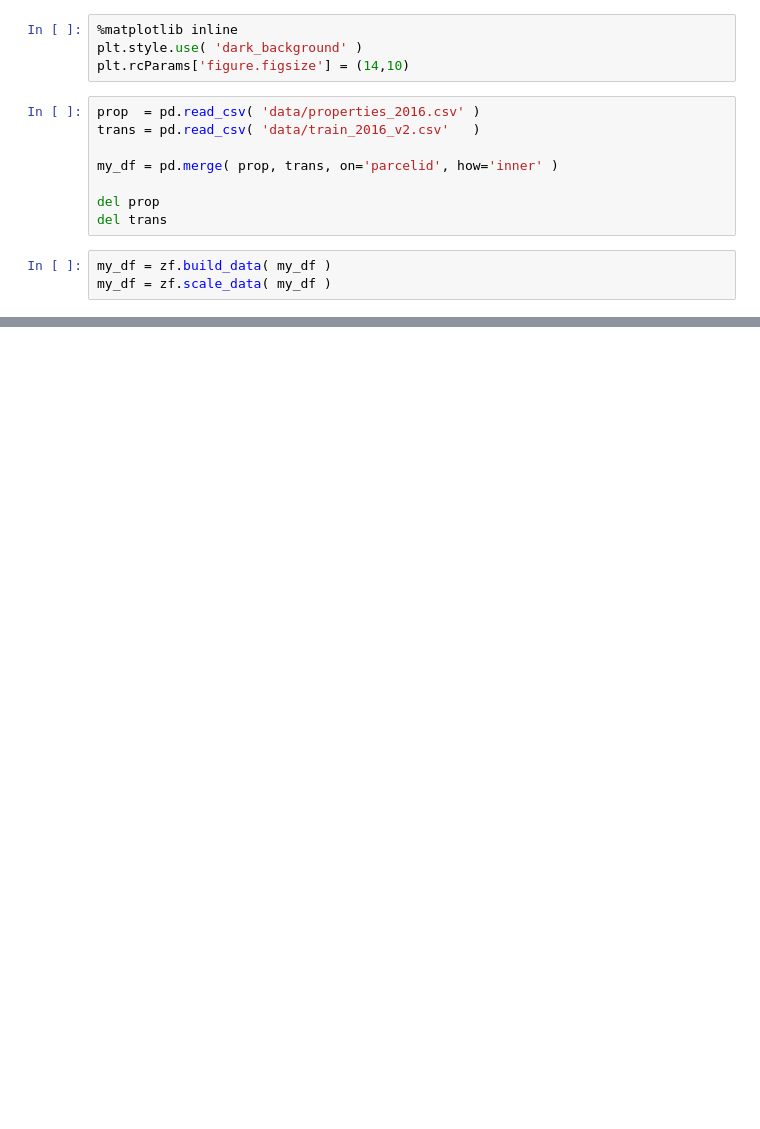
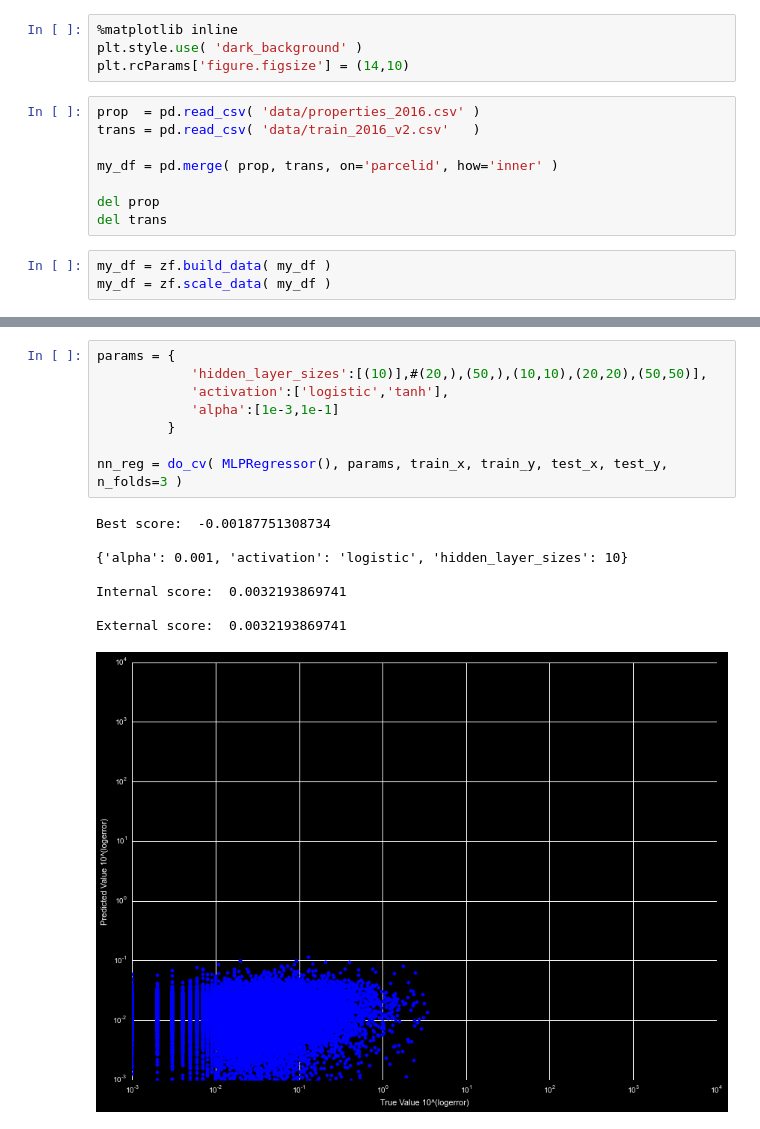
Before and after one commit to markertsean/zillow, a Jupyter notebook: train.ipynb, the cells around one changed output, grey strips where cells are left out. Saved outputs shown, nothing was run; the diff lists cells and outputs as text; blank space fills up the shorter version.

```diff
--- a/train.ipynb
+++ b/train.ipynb
@@ -41,0 +220,17 @@ my_df.head()
+# %%
+params = {
+            'hidden_layer_sizes':[(10)],#(20,),(50,),(10,10),(20,20),(50,50)],
+            'activation':['logistic','tanh'],
+            'alpha':[1e-3,1e-1]
+         }
+
+nn_reg = do_cv( MLPRegressor(), params, train_x, train_y, test_x, test_y, n_folds=3 )
+# %% [output]
+Best score:  -0.00187751308734
+
+{'alpha': 0.001, 'activation': 'logistic', 'hidden_layer_sizes': 10}
+
+Internal score:  0.0032193869741
+
+External score:  0.0032193869741
+[figure, added]
```
Also changed, not shown: parts of 7 cells of this notebook.
